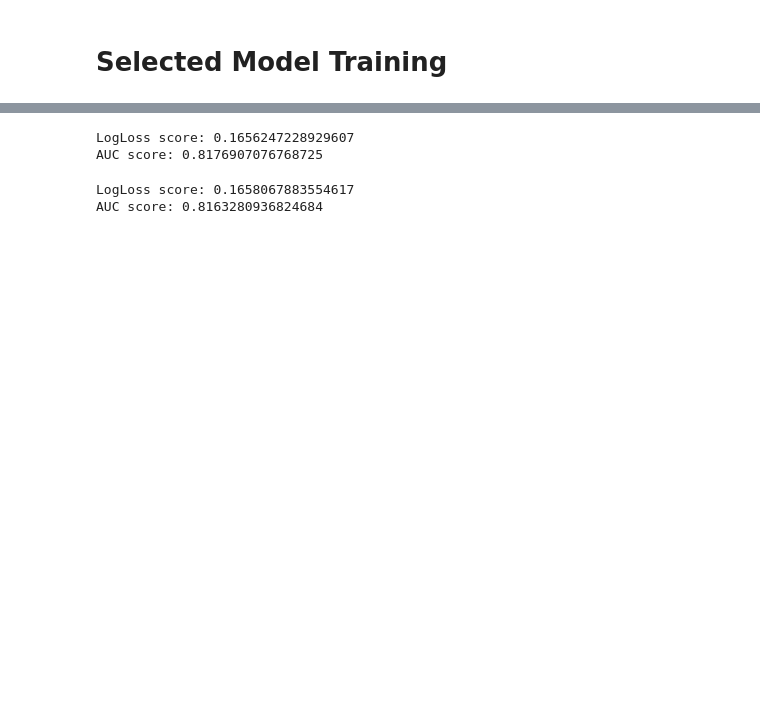
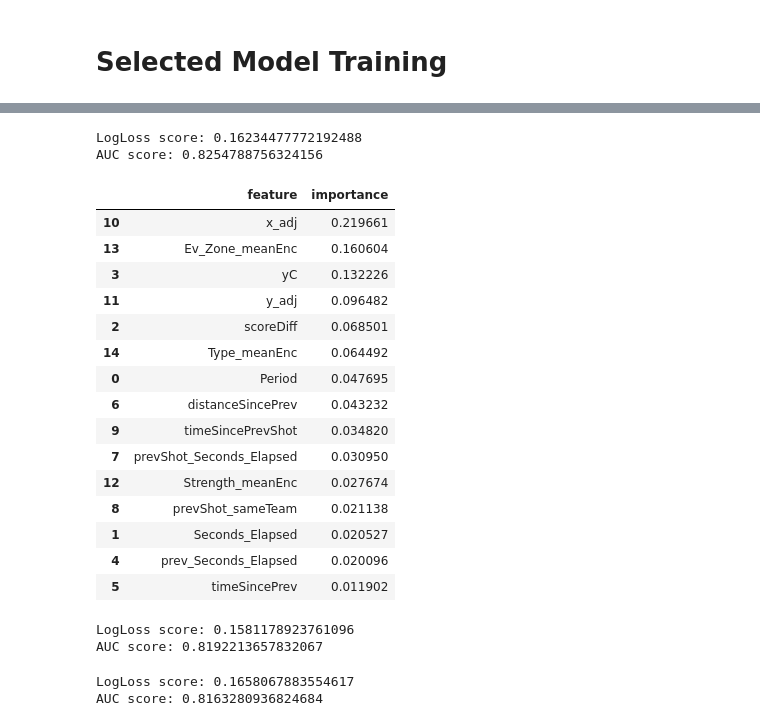
Before and after one commit to ceb263/nhl, a Jupyter notebook: xG.ipynb, the cells around one changed output, grey strips where cells are left out. Cells and saved outputs as stored; diff of their text form; code cells hidden in the pictures; blank space fills up the shorter version.

```diff
--- a/xG.ipynb
+++ b/xG.ipynb
@@ -191,22 +193,8 @@ X_test['Type_countEnc'] = X_test['Type'].map(count_codes_type)
 X_train['prev_Event_countEnc'] = X_train['prev_Event'].map(count_codes_prevEvent)
 X_test['prev_Event_countEnc'] = X_test['prev_Event'].map(count_codes_prevEvent)
 
-X_train = X_train.drop(['goal','Strength','Ev_Zone','Type','prev_Event','Season'],1).values
-X_test = X_test.drop(['goal','Strength','Ev_Zone','Type','prev_Event','Season'],1).values
-
-'''
-strengthOneHot = LabelBinarizer()
-zoneOneHot = LabelBinarizer()
-typeOneHot = LabelBinarizer()
-prevEventOneHot = LabelBinarizer()
-X = np.concatenate((X, strengthOneHot.fit_transform(shots['Strength']), zoneOneHot.fit_transform(shots['Ev_Zone']), typeOneHot.fit_transform(shots['Type']),
-                   prevEventOneHot.fit_transform(shots['prev_Event'])), axis=1)
-'''
-
-# apply scaler
-scaler = StandardScaler()
-X_train = scaler.fit_transform(X_train)
-X_test = scaler.transform(X_test)
+X_train_df = X_train.copy(deep=True)
+X_test_df = X_test.copy(deep=True)
 # %% [output]
 A value is trying to be set on a copy of a slice from a DataFrame.
 Try using .loc[row_indexer,col_indexer] = value instead
@@ -225,6 +213,17 @@ A value is trying to be set on a copy of a slice from a DataFrame.
 Try using .loc[row_indexer,col_indexer] = value instead
 
 See the caveats in the documentation: https://pandas.pydata.org/pandas-docs/stable/user_guide/indexing.html#returning-a-view-versus-a-copy
+# %%
+features = ['Period','Seconds_Elapsed','scoreDiff','yC','prev_Seconds_Elapsed','timeSincePrev','distanceSincePrev',
+           'prevShot_Seconds_Elapsed','prevShot_sameTeam','timeSincePrevShot',
+           'x_adj','y_adj','Strength_meanEnc','Ev_Zone_meanEnc','Type_meanEnc']
+X_train = X_train_df[features].values
+X_test = X_test_df[features].values
+
+# apply scaler
+scaler = StandardScaler()
+X_train = scaler.fit_transform(X_train)
+X_test = scaler.transform(X_test)
 # %% [markdown]
 # Model Testing
 # %%
@@ -255,11 +268,33 @@ report
 # %%
-model_gb = GradientBoostingClassifier()
+model_gb = GradientBoostingClassifier(min_samples_leaf=200, max_depth=10)
 model_gb.fit(X_train, y_train)
 preds_gb = model_gb.predict_proba(X_test)[:,1]
 print ('LogLoss score: {}'.format(str(log_loss(y_test, preds_gb))))
 print ('AUC score: {}'.format(str(roc_auc_score(y_test, preds_gb))))
 # %% [output]
-LogLoss score: 0.1656247228929607
-AUC score: 0.8176907076768725
+LogLoss score: 0.16234477772192488
+AUC score: 0.8254788756324156
+# %%
+gb_features = pd.DataFrame()
+gb_features['feature'] = features
+gb_features['importance'] = model_gb.feature_importances_
+gb_features.sort_values(by='importance', ascending=False)
+# %% [output]
+|  | feature | importance |
+| 10 | x_adj | 0.219661 |
+| 13 | Ev_Zone_meanEnc | 0.160604 |
+| 3 | yC | 0.132226 |
+| 11 | y_adj | 0.096482 |
+| 2 | scoreDiff | 0.068501 |
+| 14 | Type_meanEnc | 0.064492 |
+| 0 | Period | 0.047695 |
+| 6 | distanceSincePrev | 0.043232 |
+| 9 | timeSincePrevShot | 0.034820 |
+| 7 | prevShot_Seconds_Elapsed | 0.030950 |
+| 12 | Strength_meanEnc | 0.027674 |
+| 8 | prevShot_sameTeam | 0.021138 |
+| 1 | Seconds_Elapsed | 0.020527 |
+| 4 | prev_Seconds_Elapsed | 0.020096 |
+| 5 | timeSincePrev | 0.011902 |
 # %%
 pickle.dump(model_gb, open('gb.pkl', 'wb'))
@@ -266,3 +303,11 @@ pickle.dump(model_gb, open('gb.pkl', 'wb'))
+# %%
+preds_gb = model_gb.predict_proba(X_train)[:,1]
+print ('LogLoss score: {}'.format(str(log_loss(y_train, preds_gb))))
+print ('AUC score: {}'.format(str(roc_auc_score(y_train, preds_gb))))
+np.save('train_preds_gb.npy', preds_gb)
+# %% [output]
+LogLoss score: 0.1581178923761096
+AUC score: 0.8192213657832067
 # %%
 model_gb2 = GradientBoostingClassifier(max_depth=3, min_weight_fraction_leaf=0.001)
 model_gb2.fit(X_train, y_train)
```
Also changed, not shown: parts of 36 cells of this notebook.
